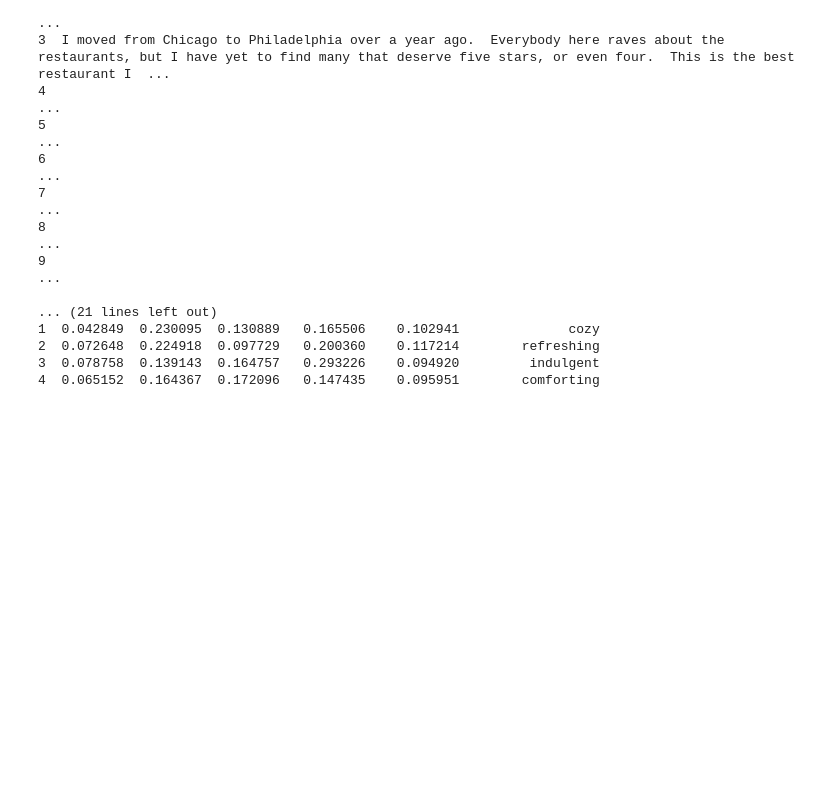
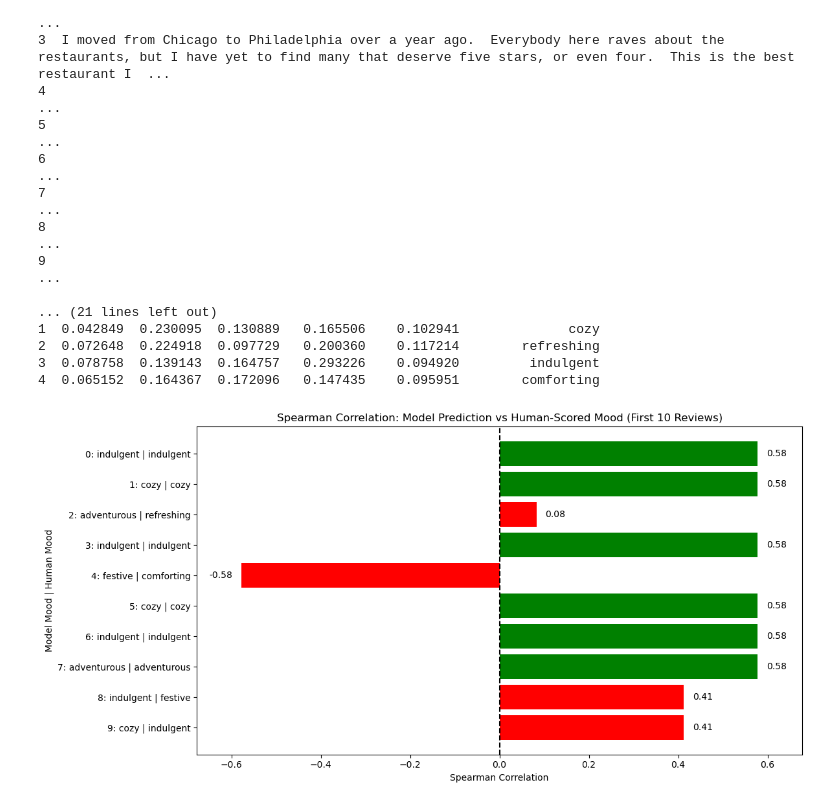
Before and after one commit to tlockhart/project-3, a Jupyter notebook: yelp_review_classification/preprocessing/classify_reviews_mood.ipynb, the cells around one changed output. Cells and saved outputs as stored; diff of their text form; code cells hidden in the pictures; blank space fills up the shorter version.

```diff
--- a/yelp_review_classification/preprocessing/classify_reviews_mood.ipynb
+++ b/yelp_review_classification/preprocessing/classify_reviews_mood.ipynb
@@ -224,3 +231,62 @@ print(review_scores_df.head())
 2  0.072648  0.224918  0.097729   0.200360    0.117214        refreshing
 3  0.078758  0.139143  0.164757   0.293226    0.094920         indulgent
 4  0.065152  0.164367  0.172096   0.147435    0.095951        comforting
+# %%
+import matplotlib.pyplot as plt
+import os
+from pathlib import Path
+
+# subset the first 10 rows and reverse the order
+subset_df = review_scores_df.head(10).reset_index(drop=True)
+
+# Create mood comparison with index
+subset_df["mood_comparison"] = subset_df.index.astype(str) + ": " + subset_df["mood"] + " | " + subset_df["human_scored_mood"].fillna("None")
+
+# THEN flip it for visualization
+subset_df = subset_df[::-1].reset_index(drop=True)
+
+chart_path = Path("./Resources/spearman_flipped.png")
+os.makedirs(chart_path.parent, exist_ok=True)
+
+# Set up the plot
+plt.figure(figsize=(12, 6))
+
+# Assign colors
+colors = ['green' if model == human else 'red' for model, human in zip(subset_df["mood"], subset_df["human_scored_mood"])]
+
+# Bar plot
+bars = plt.barh(
+    y=subset_df["mood_comparison"],
+    width=subset_df["spearman_correlation"],
+    color=colors
+)
+
+# Add a vertical line at 0 for reference
+plt.axvline(x=0, color='black', linestyle='--')
+
+# Set labels and title
+plt.xlabel("Spearman Correlation")
+plt.ylabel("Model Mood | Human Mood")
+plt.title("Spearman Correlation: Model Prediction vs Human-Scored Mood (First 10 Reviews)")
+
+# Add padding around the bars (adjust this as needed)
+padding = 0.1  # space between bars and plot edges
+max_width = subset_df["spearman_correlation"].abs().max() + padding
+plt.xlim(-max_width, max_width)
+
+# Annotate bars
+for bar in bars:
+    width = bar.get_width()
+    plt.text(
+        width + (0.02 if width >= 0 else -0.02),  # slight padding to left/right based on sign
+        bar.get_y() + bar.get_height() / 2,
+        f"{width:.2f}",
+        va="center",
+        ha="left" if width >= 0 else "right"
+    )
+
+plt.tight_layout()
+plt.savefig(chart_path, dpi=300, bbox_inches="tight")
+plt.show()
+# %% [output]
+[figure, added]
```
Also changed, not shown: parts of 3 cells of this notebook, 1 other file.
